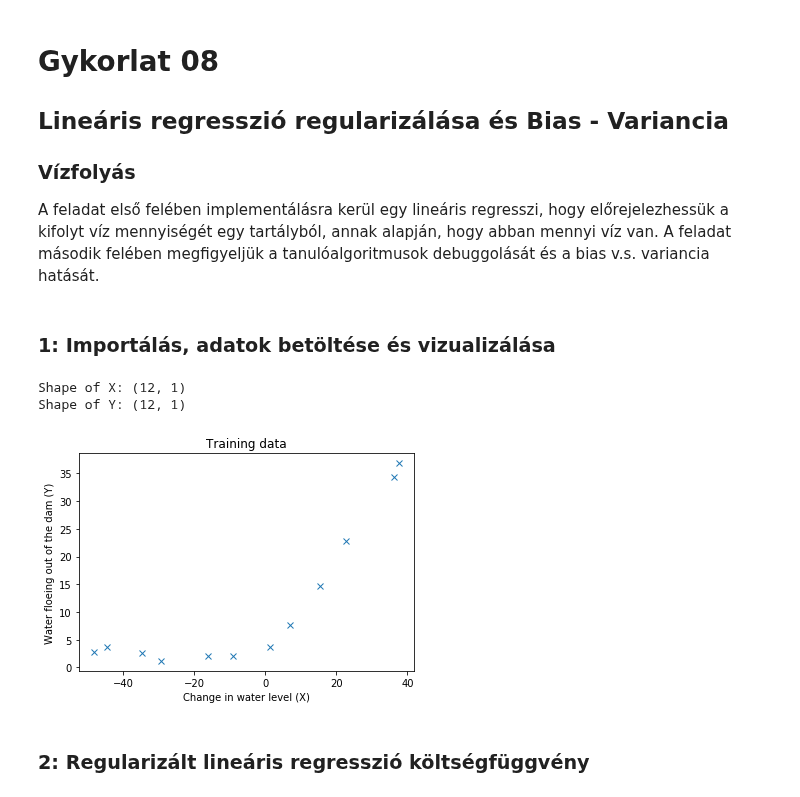
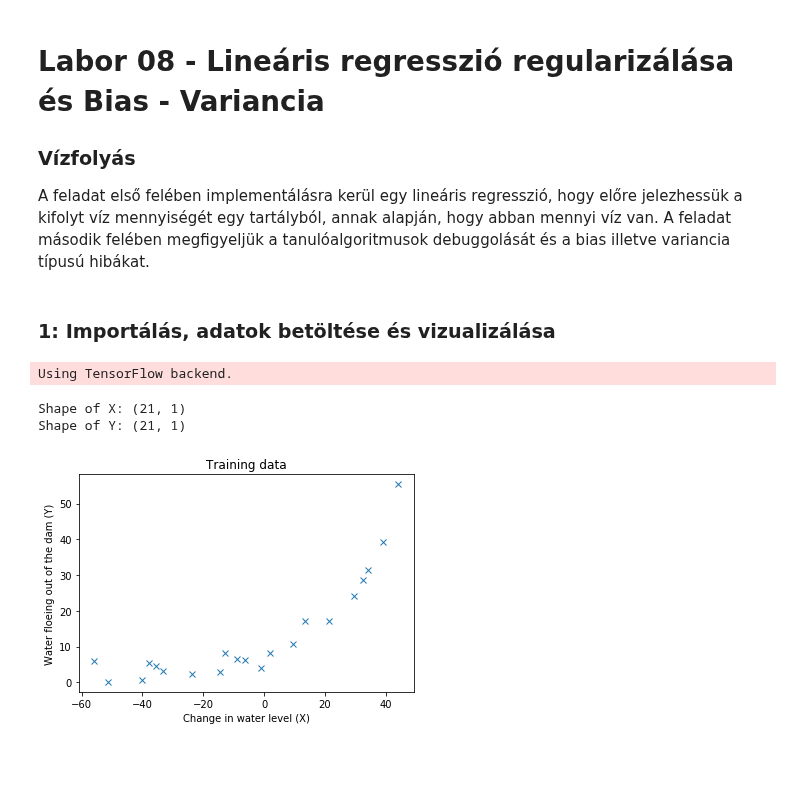
Before and after one commit to Fortuz/MIKRO_lab, a Jupyter notebook: AdaptiveRoboLabor/Jupyter/L08_Regularization/L08 - Regularization.ipynb, the cells around one changed output. Cells and saved outputs as stored; diff of their text form; code cells hidden in the pictures; blank space fills up the shorter version.

```diff
--- a/AdaptiveRoboLabor/Jupyter/L08_Regularization/L08 - Regularization.ipynb
+++ b/AdaptiveRoboLabor/Jupyter/L08_Regularization/L08 - Regularization.ipynb
@@ -1,8 +1,7 @@
 # %% [markdown]
-# Gykorlat 08
-## Lineáris regresszió regularizálása és Bias - Variancia
+# Labor 08 - Lineáris regresszió regularizálása és Bias - Variancia
 ### Vízfolyás
-A feladat első felében implementálásra kerül egy lineáris regresszi, hogy előrejelezhessük a kifolyt víz mennyiségét egy tartályból, annak alapján, hogy abban mennyi víz van. A feladat második felében megfigyeljük a tanulóalgoritmusok debuggolását és a bias v.s. variancia hatását.
+A feladat első felében implementálásra kerül egy lineáris regresszió, hogy előre jelezhessük a kifolyt víz mennyiségét egy tartályból, annak alapján, hogy abban mennyi víz van. A feladat második felében megfigyeljük a tanulóalgoritmusok debuggolását és a bias illetve variancia típusú hibákat.
 # %% [markdown]
 ### 1: Importálás, adatok betöltése és vizualizálása
 # %%
@@ -11,28 +10,37 @@ import matplotlib.pyplot as plt
 from scipy.io import loadmat
 import scipy.optimize as op
 
+# keras imports for the dataset and building our neural network
+from keras.models import Sequential
+from keras.layers.core import Dense, Activation
+from keras import regularizers
+from keras import optimizers
+
+
+from numpy.random import seed
+seed(1)
+
 data = loadmat("Lab8data.mat")                          # adatok betöltése
-X = data["X"]                                           # adatok szerkesztése változókba
-Y = data["y"]
-X_test = data["Xtest"]
-Y_test = data["ytest"]
-X_val = data["Xval"]
-Y_val = data["yval"]
+X_test = data["X"]                                     # adatok szerkesztése változókba
+Y_test = data["y"]
+X_val   = data["Xval"]
+Y_val   = data["yval"]
+X_train  = data["Xtest"]
+Y_train  = data["ytest"]
 
 del data
-m,n = X.shape
-print('Shape of X:', X.shape)
-print('Shape of Y:', Y.shape)
+m,n = X_train.shape
+print('Shape of X:', X_train.shape)
+print('Shape of Y:', Y_train.shape)
 # %% [output]
-Shape of X: (12, 1)
-Shape of Y: (12, 1)
+Using TensorFlow backend.
+Shape of X: (21, 1)
+Shape of Y: (21, 1)
 # %%
-plt.plot(X,Y,'x')                                       # adatok megjelenítése
+plt.plot(X_train,Y_train,'x')   # adatok megjelenítése
 plt.title('Training data')
 plt.xlabel('Change in water level (X)')
 plt.ylabel('Water floeing out of the dam (Y)')
 plt.show()
 # %% [output]
-[figure, old version]
+[figure, new version]
-# %% [markdown]
-### 2: Regularizált lineáris regresszió költségfüggvény
```
Also changed, not shown: parts of 25 cells of this notebook, 2 other files.
